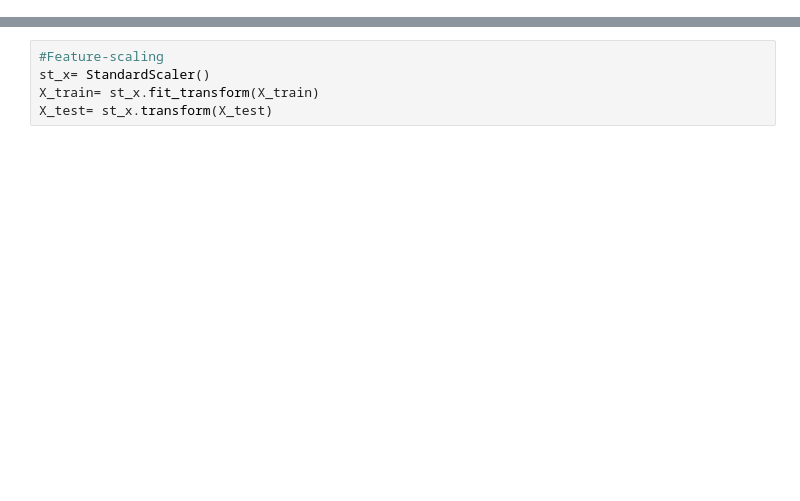
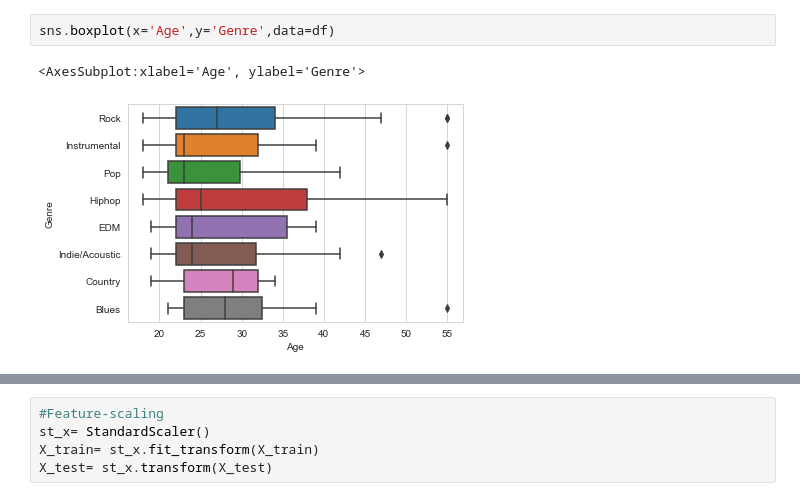
Before and after one commit to NAyeshaKhan/Music_Recommendation_App, a Jupyter notebook: MusicApp/Test Music AI.ipynb, the cells around one changed output, grey strips where cells are left out. Cells and saved outputs as stored; diff of their text form; blank space fills up the shorter version.

```diff
--- a/MusicApp/Test Music AI.ipynb
+++ b/MusicApp/Test Music AI.ipynb
@@ -99,0 +153,5 @@ data_shape
+# %%
+sns.boxplot(x='Age',y='Genre',data=df)
+# %% [output]
+<AxesSubplot:xlabel='Age', ylabel='Genre'>
+[figure, added]
```
Also changed, not shown: parts of 13 cells of this notebook.
